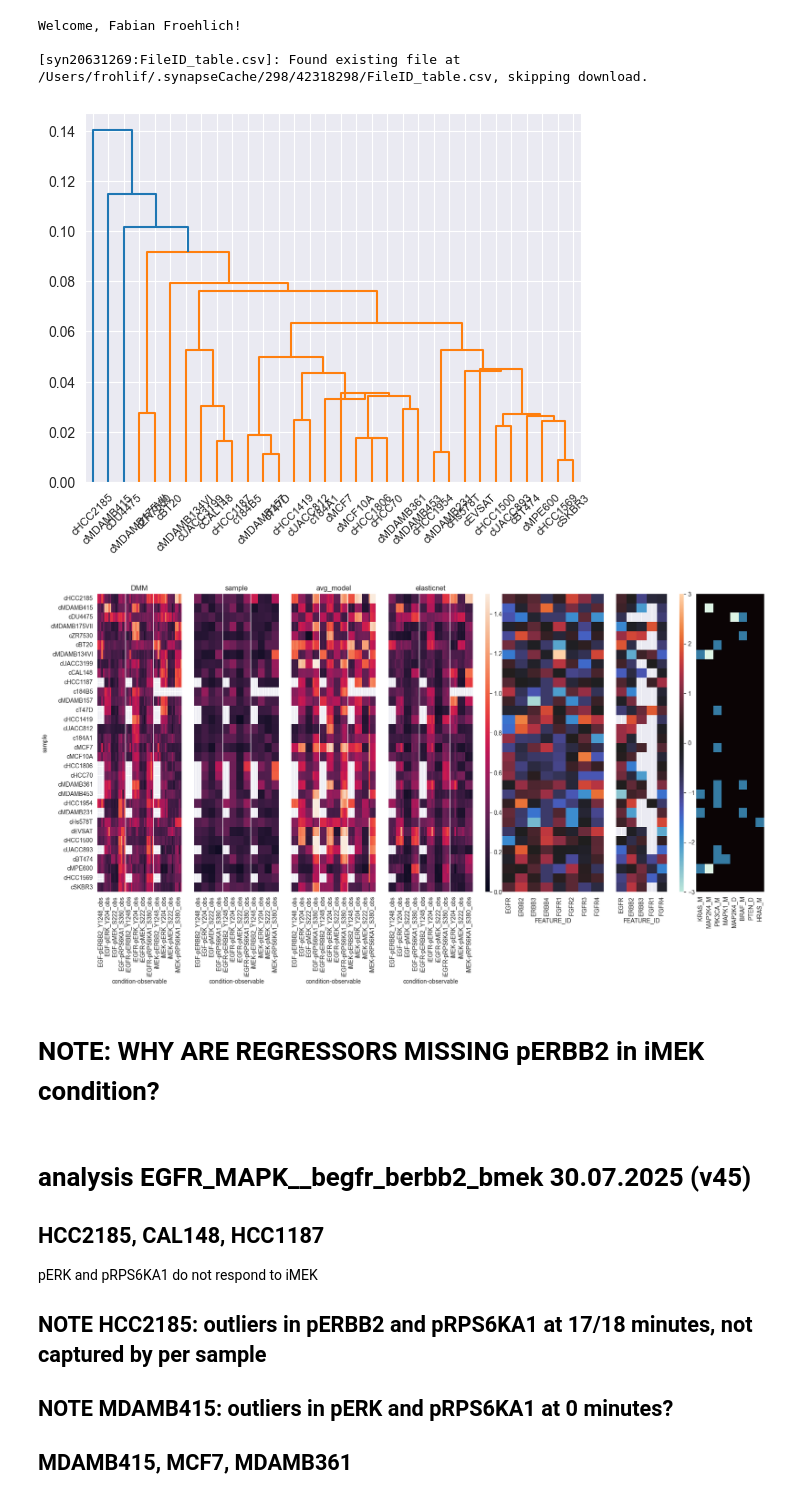
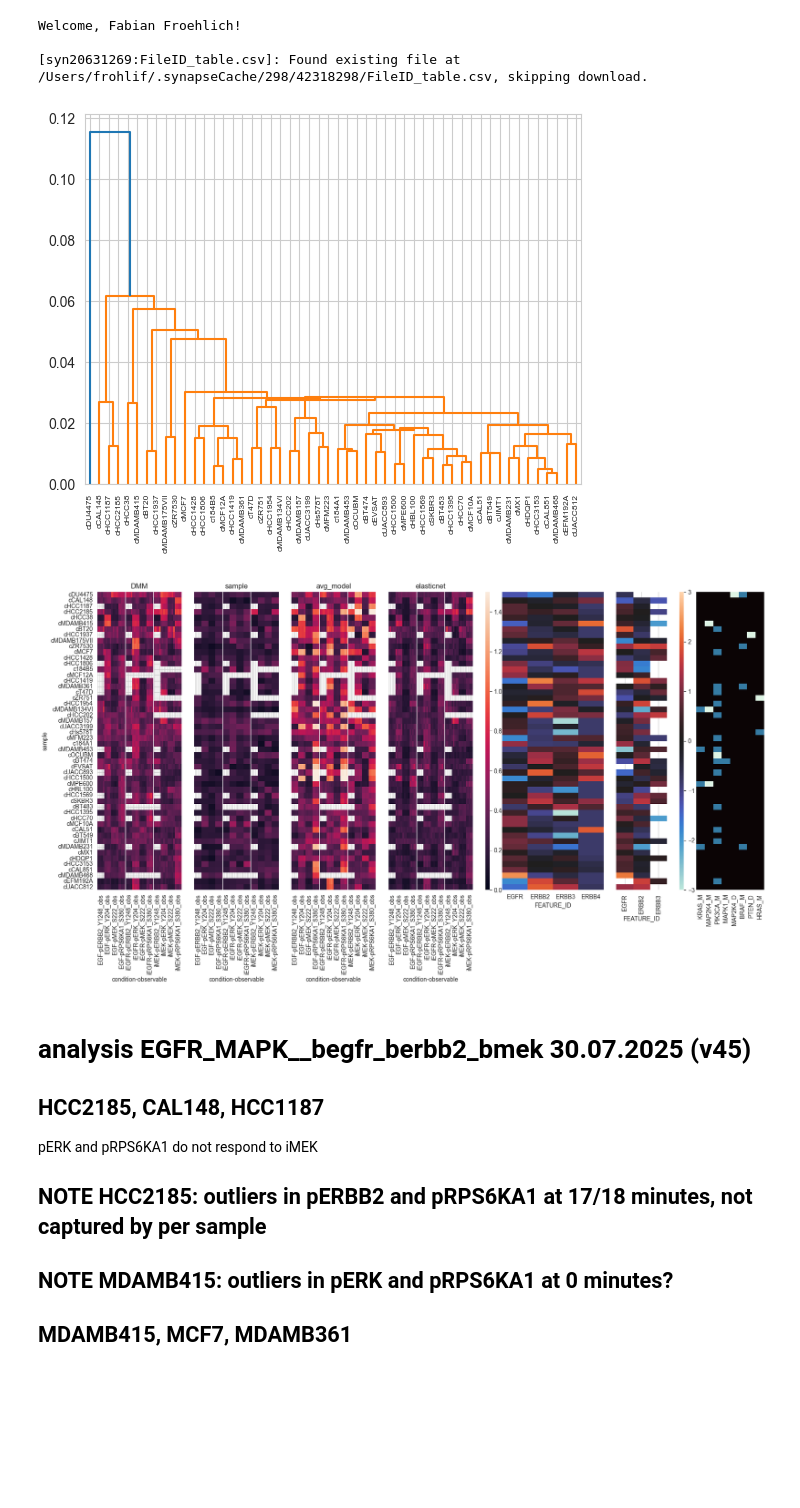
Before and after one commit to frohlich-lab/DeepMechanisticModels, a Jupyter notebook: analyse_rmse.ipynb, the cells around one changed output. Drawn from its saved outputs; the diff is of its cells as text; code cells hidden in the pictures; blank space fills up the shorter version.

```diff
--- a/analyse_rmse.ipynb
+++ b/analyse_rmse.ipynb
@@ -115,7 +55,0 @@ def plot_residuals(model):
-# %%
-plot_residuals('EGFR_MAPK__begfr_berrb2_bmek_brps6ka1_logobs')
-# %% [output]
-[figure, removed]
-[figure, removed]
-# %% [markdown]
-# NOTE: WHY ARE REGRESSORS MISSING pERBB2 in iMEK condition?
@@ -122,3 +115,8 @@ plot_residuals('EGFR_MAPK__begfr_berrb2_bmek_brps6ka1_logobs')
+# %%
+plot_residuals('EGFR_MAPK__logobs')
+# %% [output]
+[figure, added]
+[figure, added]
 # %% [markdown]
  # analysis EGFR_MAPK__begfr_berbb2_bmek 30.07.2025 (v45)
 
```
Also changed, not shown: parts of 6 cells of this notebook, 7 other files.
